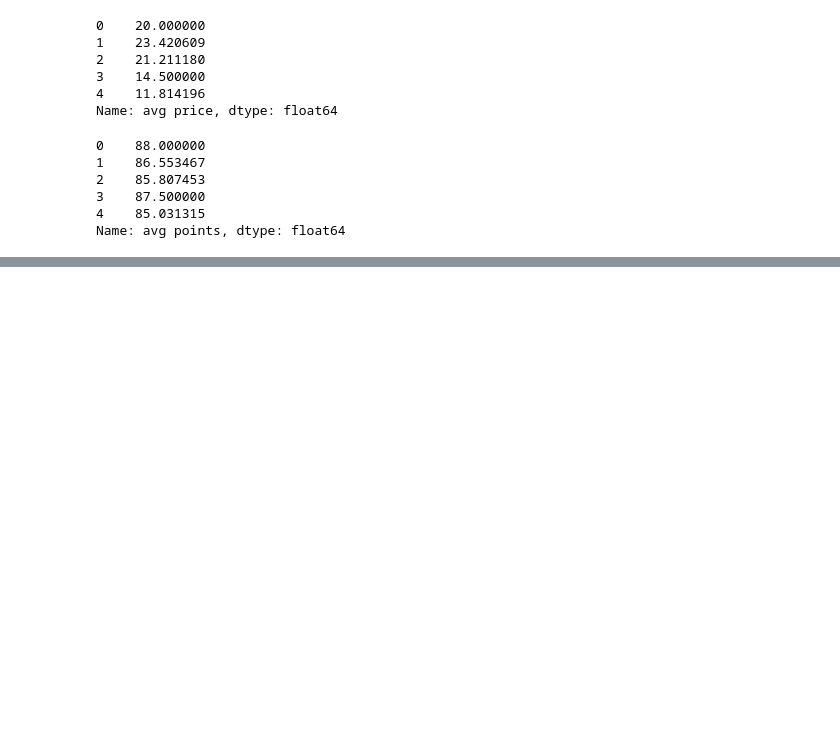
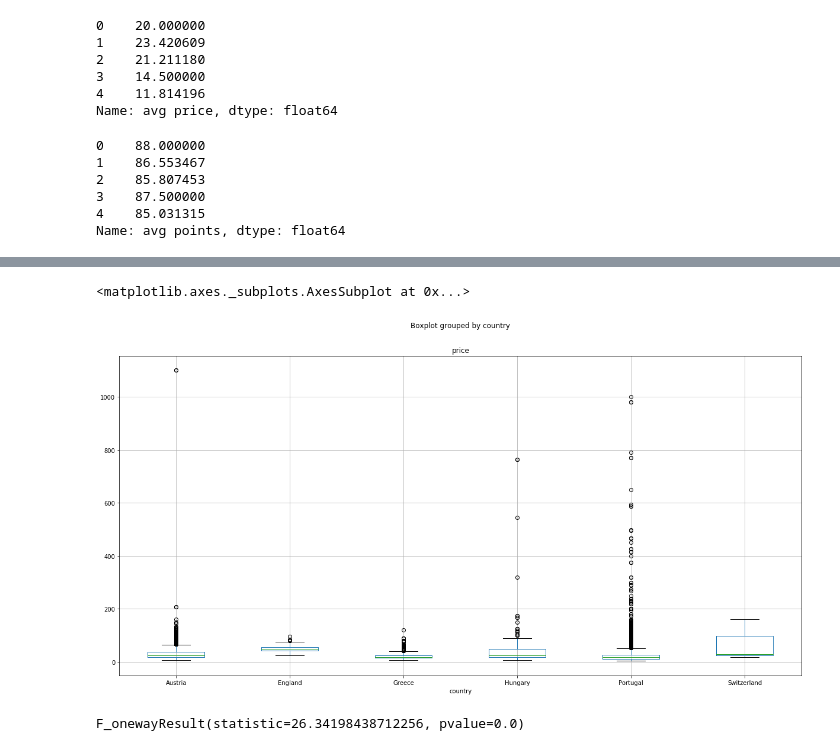
Before and after one commit to arlennav/WineReviews, a Jupyter notebook: GoogleMaps.ipynb, the cells around one changed output, grey strips where cells are left out. Saved outputs shown, nothing was run; the diff lists cells and outputs as text; code cells hidden in the pictures; blank space fills up the shorter version.

```diff
--- a/GoogleMaps.ipynb
+++ b/GoogleMaps.ipynb
@@ -91,3 +97,13 @@ fig.add_layer(heat_layer)
 fig
 # %% [output]
 [interactive output not drawn]
+# %%
+#ANOVA test
+#Ho:Same avg. prices among Portugal, Austria and Greece
+
+pag_data = Path("Resources/winemag-data.csv")
+pag_df = pd.read_csv(pag_data)
+pag_df.head()
+
+pag_price = pag_df.loc[pag_df["country"].isin(['Switzerland','England','Hungary','Austria','Greece','Portugal'])][['country','price']].dropna()
+pag_price.head()
@@ -93,0 +117,11 @@ fig
+# %%
+# Create a boxplot to compare means - avg price
+pag_price.boxplot("price", by="country", figsize=(20, 10))
+# %% [output]
+<matplotlib.axes._subplots.AxesSubplot at 0x...>
+[figure, added]
+# %%
+#ANOVA avg price
+stats.f_oneway(*[pag_price[pag_price['country'] == i]['price'] for i in pag_price['country']])
+# %% [output]
+F_onewayResult(statistic=26.34198438712256, pvalue=0.0)
```
Also changed, not shown: parts of 7 cells of this notebook.
